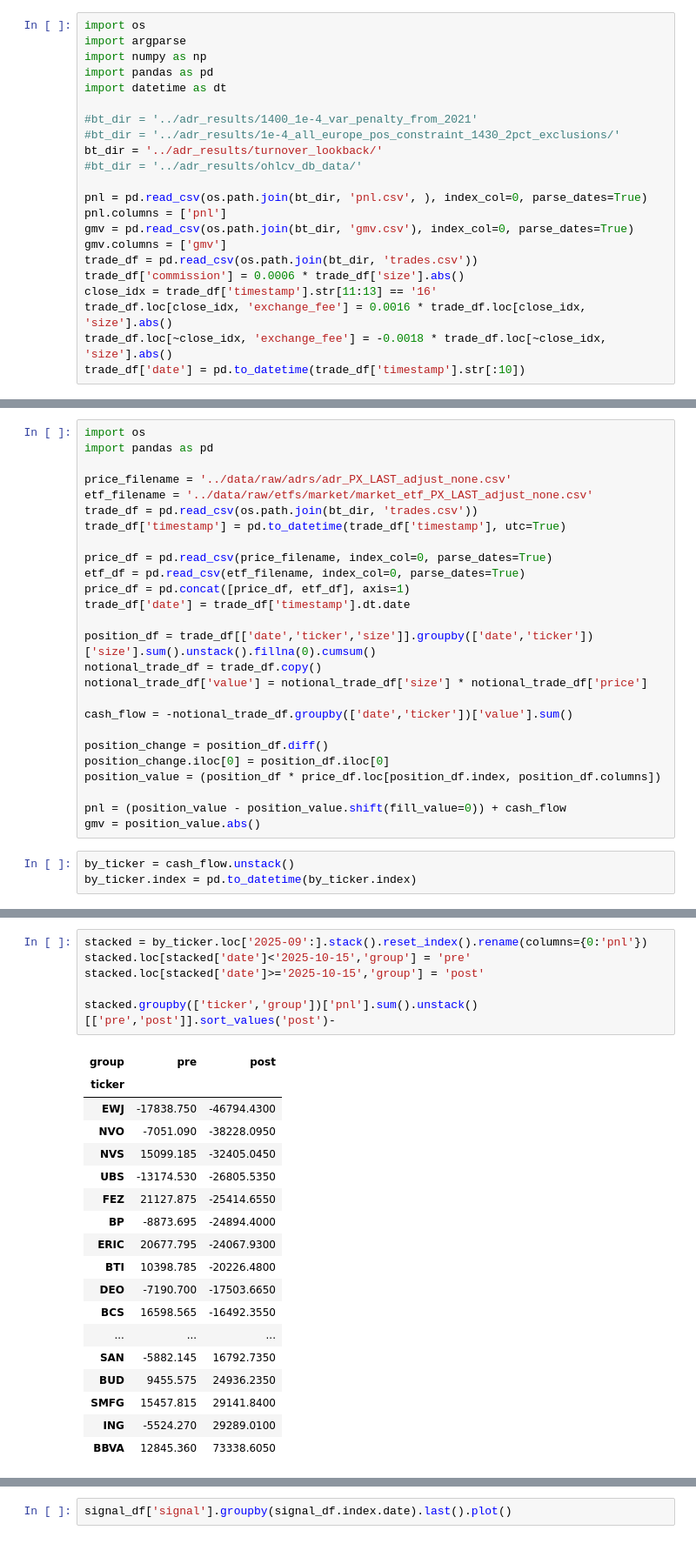
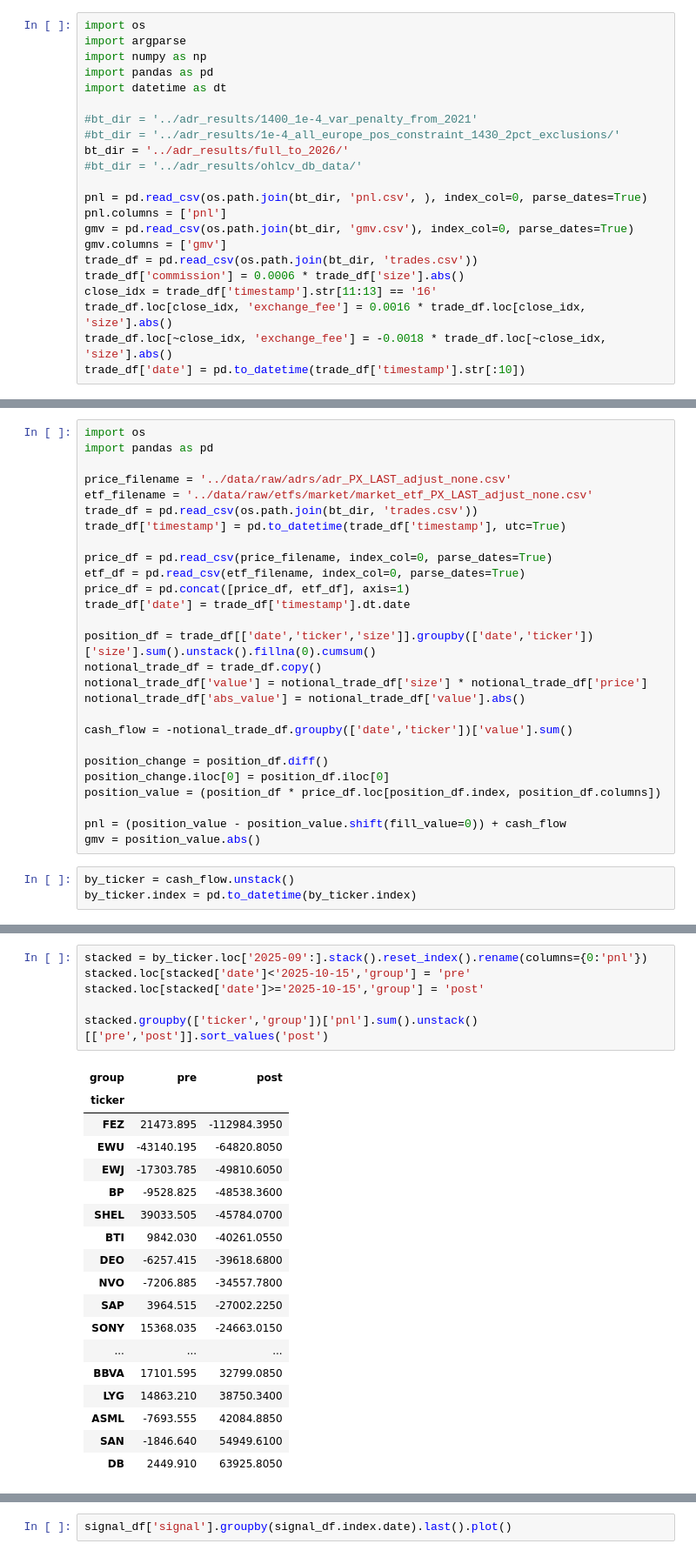
Before and after one commit to petermelq/research_adr, a Jupyter notebook: notebooks/bt_with_fees2.ipynb, the cells around one changed output, grey strips where cells are left out. Shown at 87% size. Cells and saved outputs as stored; diff of their text form.

```diff
--- a/notebooks/bt_with_fees2.ipynb
+++ b/notebooks/bt_with_fees2.ipynb
@@ -7,7 +7,7 @@ import datetime as dt
 
 #bt_dir = '../adr_results/1400_1e-4_var_penalty_from_2021'
 #bt_dir = '../adr_results/1e-4_all_europe_pos_constraint_1430_2pct_exclusions/'
-bt_dir = '../adr_results/turnover_lookback/'
+bt_dir = '../adr_results/full_to_2026/'
 #bt_dir = '../adr_results/ohlcv_db_data/'
 
 pnl = pd.read_csv(os.path.join(bt_dir, 'pnl.csv', ), index_col=0, parse_dates=True)
@@ -144,6 +141,7 @@ trade_df['date'] = trade_df['timestamp'].dt.date
 position_df = trade_df[['date','ticker','size']].groupby(['date','ticker'])['size'].sum().unstack().fillna(0).cumsum()
 notional_trade_df = trade_df.copy()
 notional_trade_df['value'] = notional_trade_df['size'] * notional_trade_df['price']
+notional_trade_df['abs_value'] = notional_trade_df['value'].abs()
 
 cash_flow = -notional_trade_df.groupby(['date','ticker'])['value'].sum()
 
@@ -164,28 +241,28 @@ by_ticker[['SONY','TAK','TM','HMC','MUFG','SMFG','MFG','BHP','WDS','EWA','EWJ']]
 # %%
 stacked = by_ticker.loc['2025-09':].stack().reset_index().rename(columns={0:'pnl'})
 stacked.loc[stacked['date']<'2025-10-15','group'] = 'pre'
 stacked.loc[stacked['date']>='2025-10-15','group'] = 'post'
 
-stacked.groupby(['ticker','group'])['pnl'].sum().unstack()[['pre','post']].sort_values('post')-
+stacked.groupby(['ticker','group'])['pnl'].sum().unstack()[['pre','post']].sort_values('post')
 # %% [output]
 | group | pre | post |
 | ticker |  |  |
-| EWJ | -17838.750 | -46794.4300 |
-| NVO | -7051.090 | -38228.0950 |
-| NVS | 15099.185 | -32405.0450 |
-| UBS | -13174.530 | -26805.5350 |
-| FEZ | 21127.875 | -25414.6550 |
-| BP | -8873.695 | -24894.4000 |
-| ERIC | 20677.795 | -24067.9300 |
-| BTI | 10398.785 | -20226.4800 |
-| DEO | -7190.700 | -17503.6650 |
-| BCS | 16598.565 | -16492.3550 |
+| FEZ | 21473.895 | -112984.3950 |
+| EWU | -43140.195 | -64820.8050 |
+| EWJ | -17303.785 | -49810.6050 |
+| BP | -9528.825 | -48538.3600 |
+| SHEL | 39033.505 | -45784.0700 |
+| BTI | 9842.030 | -40261.0550 |
+| DEO | -6257.415 | -39618.6800 |
+| NVO | -7206.885 | -34557.7800 |
+| SAP | 3964.515 | -27002.2250 |
+| SONY | 15368.035 | -24663.0150 |
 | ... | ... | ... |
-| SAN | -5882.145 | 16792.7350 |
-| BUD | 9455.575 | 24936.2350 |
-| SMFG | 15457.815 | 29141.8400 |
-| ING | -5524.270 | 29289.0100 |
-| BBVA | 12845.360 | 73338.6050 |
+| BBVA | 17101.595 | 32799.0850 |
+| LYG | 14863.210 | 38750.3400 |
+| ASML | -7693.555 | 42084.8850 |
+| SAN | -1846.640 | 54949.6100 |
+| DB | 2449.910 | 63925.8050 |
 # %%
 ticker = 'NVS'
 signal_dir = os.path.join('..', 'data', 'processed', 'futures_only_signal')
```
Also changed, not shown: parts of 14 cells of this notebook.
